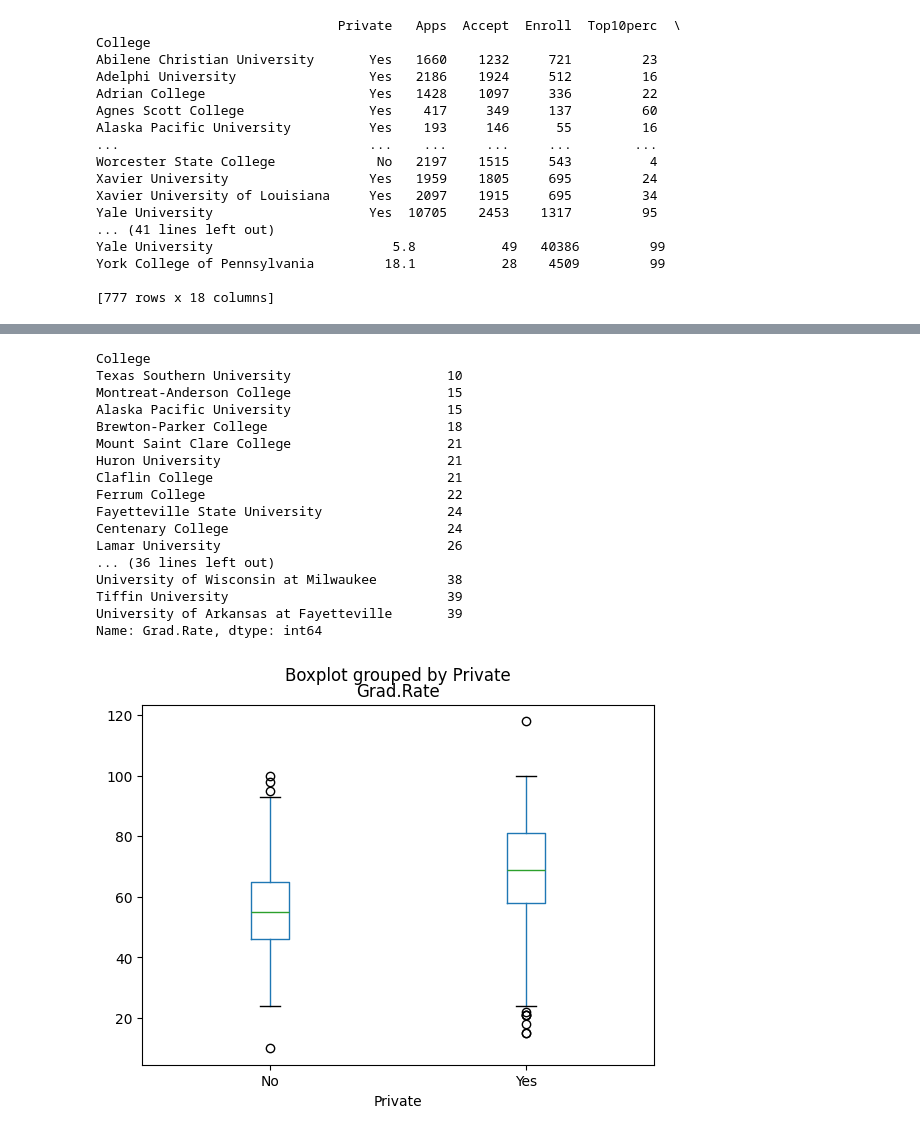
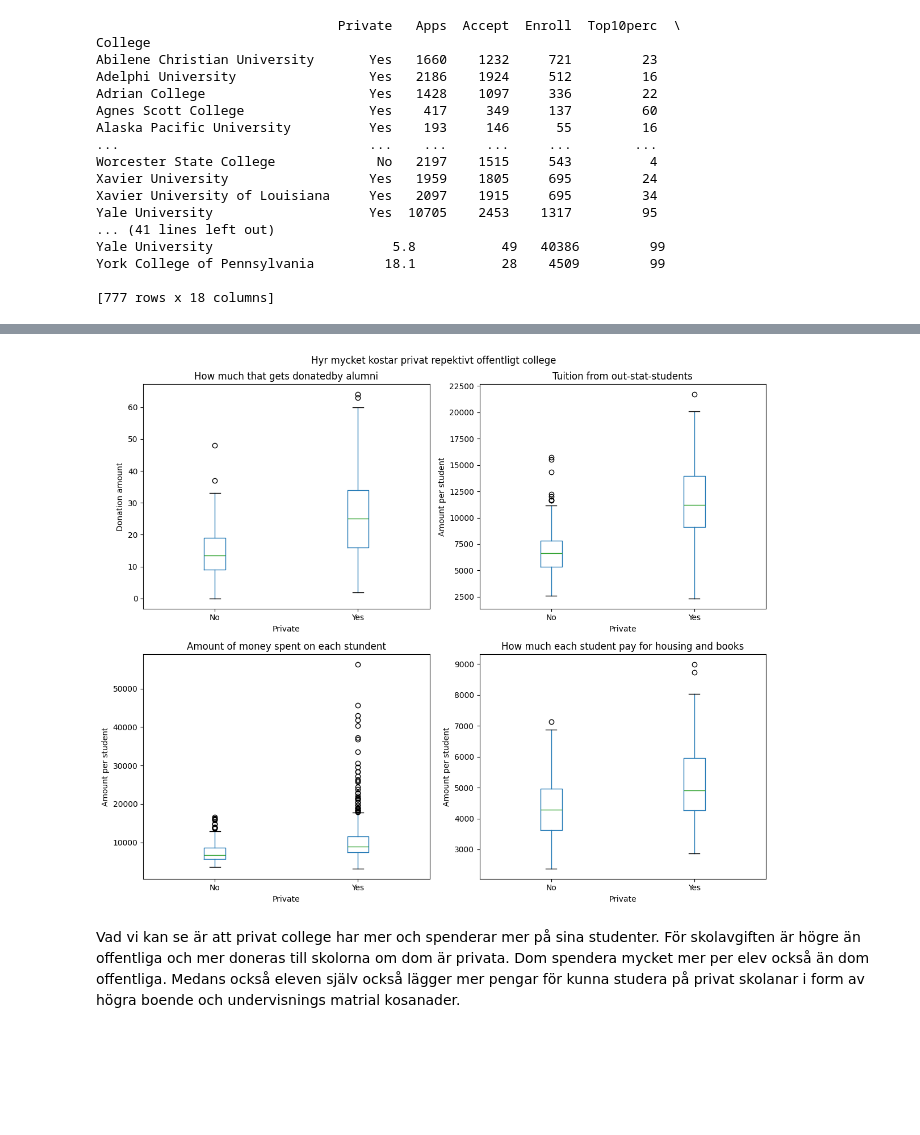
Before and after one commit to HanFredriksson/AI-plugg-filer-Hannes-Fredriksson, a Jupyter notebook: Databehandling/Labb/Labb-Dataprocessing-HT24.ipynb, the cells around one changed output, grey strips where cells are left out. Drawn from its saved outputs; the diff is of its cells as text; code cells hidden in the pictures; blank space fills up the shorter version.

```diff
--- a/Databehandling/Labb/Labb-Dataprocessing-HT24.ipynb
+++ b/Databehandling/Labb/Labb-Dataprocessing-HT24.ipynb
@@ -116,24 +129,32 @@ plt.show()
-# %%
-#college.plot.(y="Expend", x="Grad.Rate")
-college.boxplot(column="Grad.Rate", by="Private", grid=False)
-
-print(college["Grad.Rate"].sort_values(ascending=True).head(50))
-# %% [output]
-College
-Texas Southern University                    10
-Montreat-Anderson College                    15
-Alaska Pacific University                    15
-Brewton-Parker College                       18
-Mount Saint Clare College                    21
-Huron University                             21
-Claflin College                              21
-Ferrum College                               22
-Fayetteville State University                24
-Centenary College                            24
-Lamar University                             26
-... (36 lines left out)
-University of Wisconsin at Milwaukee         38
-Tiffin University                            39
-University of Arkansas at Fayetteville       39
-Name: Grad.Rate, dtype: int64
-[figure, removed]
+# %%
+#h
+
+fig, axes = plt.subplots(2, 2, figsize=(12, 10))
+
+
+college.boxplot(column="perc.alumni", by="Private", grid=False, ax=axes[0, 0])
+axes[0, 0].set_title(f"How much that gets donatedby alumni")
+axes[0, 0].set_ylabel("Donation amount")
+
+college.boxplot(column="Outstate", by="Private", grid=False, ax=axes[0, 1])
+axes[0, 1].set_title(f"Tuition from out-stat-students")
+axes[0, 1].set_ylabel("Amount per student")
+
+college.boxplot(column="Expend", by="Private", grid=False, ax=axes[1, 0])
+axes[1, 0].set_title(f"Amount of money spent on each stundent")
+axes[1, 0].set_ylabel("Amount per student")
+
+college["Student spending"] = college["Books"] + college["Room.Board"]
+college.boxplot(column="Student spending", by="Private", grid=False, ax=axes[1, 1])
+axes[1, 1].set_title(f"How much each student pay for housing and books")
+axes[1, 1].set_ylabel("Amount per student")
+
+
+fig.suptitle("Hyr mycket kostar privat repektivt offentligt college")
+fig.tight_layout()
+plt.show()
+# %% [output]
+[figure, added]
+# %% [markdown]
+Vad vi kan se är att privat college har mer och spenderar mer på sina studenter. För skolavgiften är högre än offentliga och mer doneras till skolorna om dom är privata. Dom spendera mycket mer per elev också än dom offentliga.
+Medans också eleven själv också lägger mer pengar för kunna studera på privat skolanar i form av högra boende och undervisnings matrial kosanader.
```
Also changed, not shown: parts of 14 cells of this notebook.
